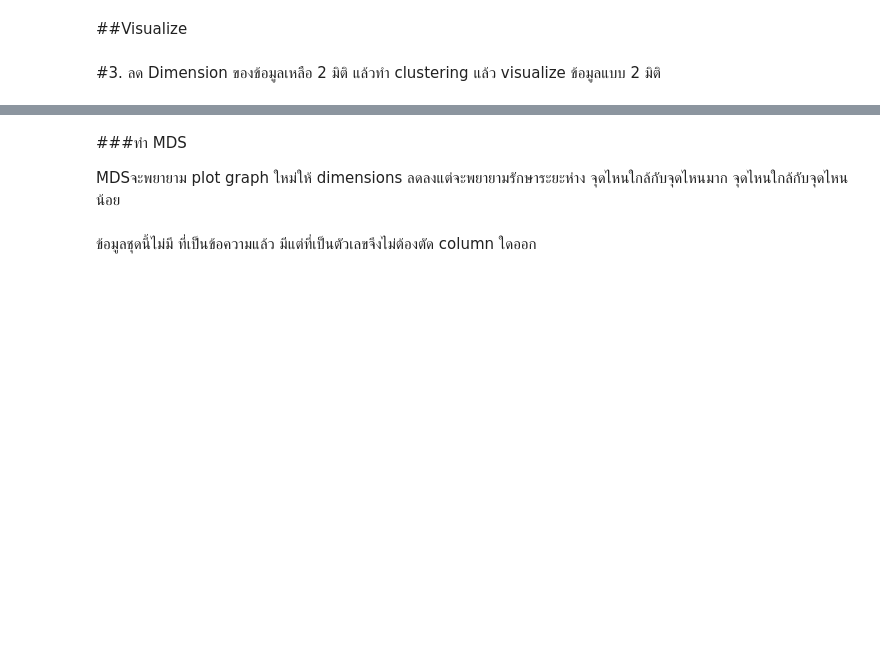
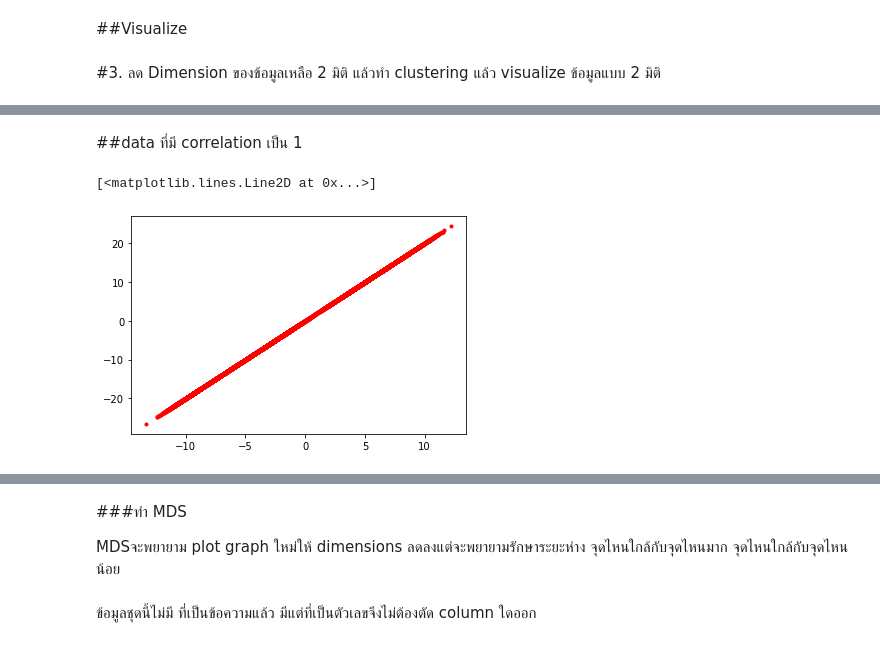
Before and after one commit to suphalaksana/Multivariate, a Jupyter notebook: Multivariate_Exam.ipynb, the cells around one changed output, grey strips where cells are left out. Cells and saved outputs as stored; diff of their text form; code cells hidden in the pictures; blank space fills up the shorter version.

```diff
--- a/Multivariate_Exam.ipynb
+++ b/Multivariate_Exam.ipynb
@@ -238,0 +274,7 @@ plt.ylabel('Silhouette Score');
+# %% [markdown]
+##data ที่มี correlation เป็น 1
+# %%
+plt.plot(Data.iloc[:,1],Data.iloc[:,30],'r.')   #กราฟแบบนี้แปลว่ามี column ที่ซ้ำกันควรลบออก
+# %% [output]
+[<matplotlib.lines.Line2D at 0x...>]
+[figure, added]
```
Also changed, not shown: parts of 34 cells of this notebook.
